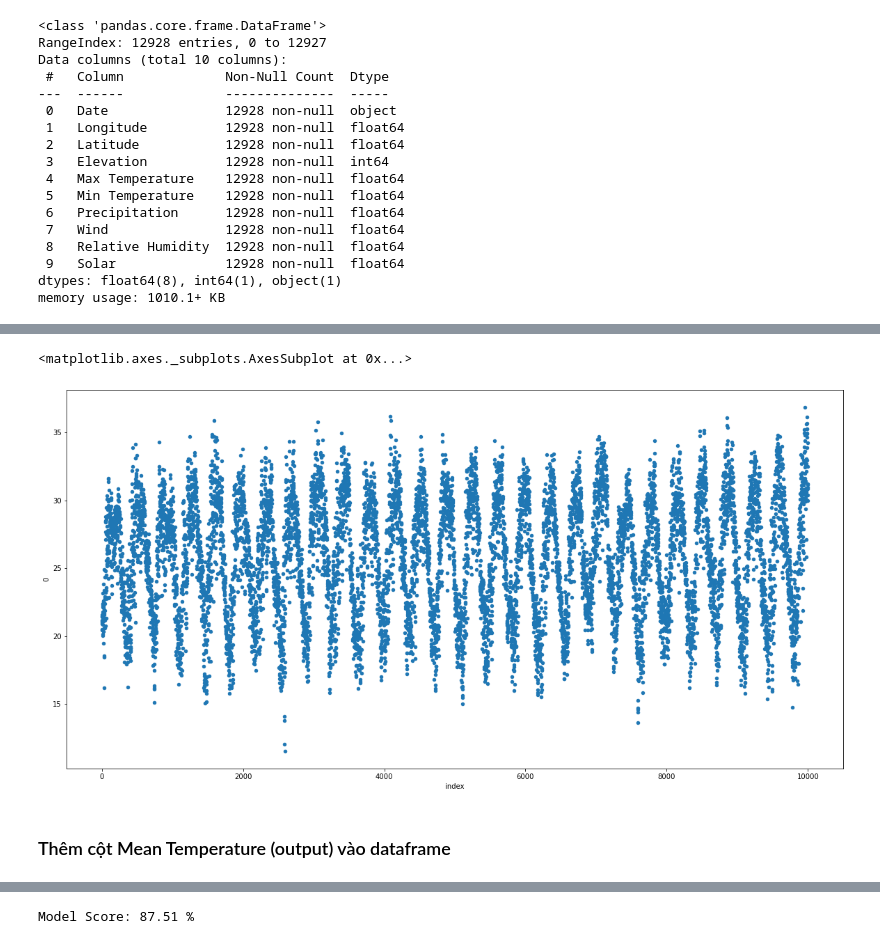
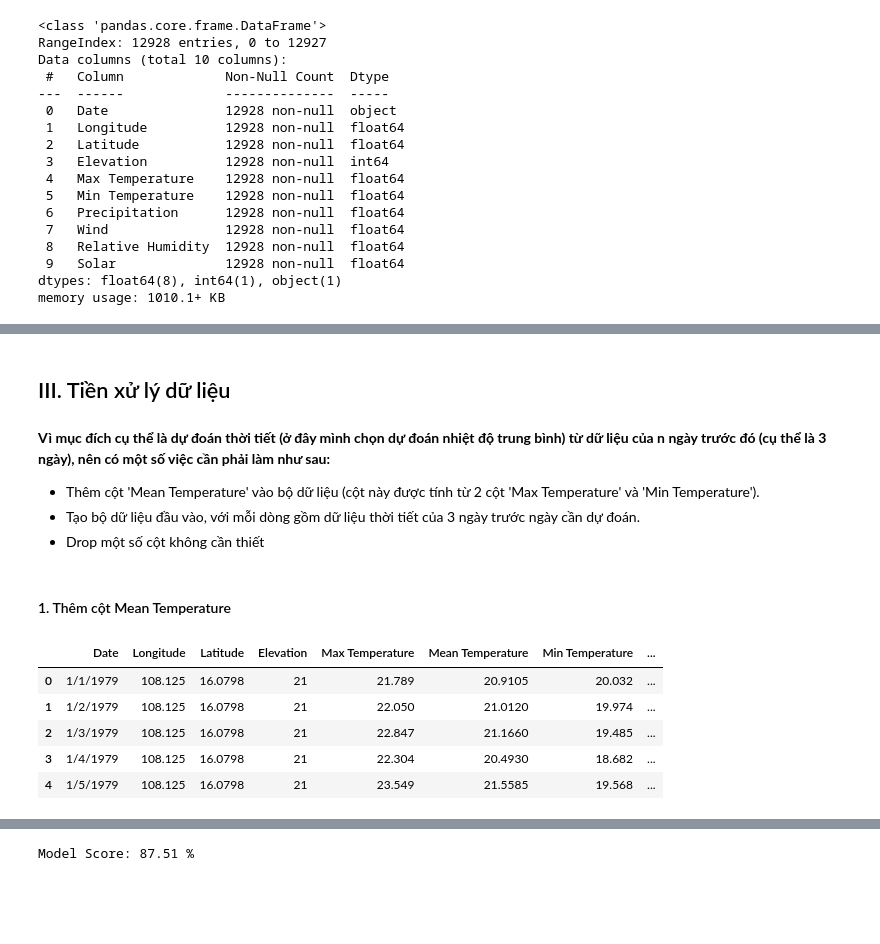
Before and after one commit to vietsub00/NMKHDL_DACK, a Jupyter notebook: Weather_predict.ipynb, the cells around one changed output, grey strips where cells are left out. Drawn from its saved outputs; the diff is of its cells as text; code cells hidden in the pictures; blank space fills up the shorter version.

```diff
--- a/Weather_predict.ipynb
+++ b/Weather_predict.ipynb
@@ -73,8 +98,20 @@ for col in [ 'Max Temperature', 'Min Temperature', 'Precipitation', 'Wind', 'Rel
+# %% [markdown]
+## III. Tiền xử lý dữ liệu
+# %% [markdown]
+**Vì mục đích cụ thể là dự đoán thời tiết (ở đây mình chọn dự đoán nhiệt độ trung bình) từ dữ liệu của n ngày trước đó (cụ thể là 3 ngày), nên có một số việc cần phải làm như sau:**
+* Thêm cột 'Mean Temperature' vào bộ dữ liệu (cột này được tính từ 2 cột 'Max Temperature' và 'Min Temperature').
+* Tạo bộ dữ liệu đầu vào, với mỗi dòng gồm dữ liệu thời tiết của 3 ngày trước ngày cần dự đoán.
+* Drop một số cột không cần thiết
+# %% [markdown]
+#### 1. Thêm cột Mean Temperature
 # %%
 mean_temp = (df['Max Temperature'] + df['Min Temperature'])/2
-mean_temp.head(10000).reset_index().plot(x='index', y=0, kind = 'scatter', figsize=[20,10])
+df.insert(loc=5, column='Mean Temperature', value=mean_temp)
+df.head(5)
 # %% [output]
-<matplotlib.axes._subplots.AxesSubplot at 0x...>
-[figure, removed]
+|  | Date | Longitude | Latitude | Elevation | Max Temperature | Mean Temperature | Min Temperature | ... |
+| 0 | 1/1/1979 | 108.125 | 16.0798 | 21 | 21.789 | 20.9105 | 20.032 | ... |
+| 1 | 1/2/1979 | 108.125 | 16.0798 | 21 | 22.050 | 21.0120 | 19.974 | ... |
+| 2 | 1/3/1979 | 108.125 | 16.0798 | 21 | 22.847 | 21.1660 | 19.485 | ... |
+| 3 | 1/4/1979 | 108.125 | 16.0798 | 21 | 22.304 | 20.4930 | 18.682 | ... |
+| 4 | 1/5/1979 | 108.125 | 16.0798 | 21 | 23.549 | 21.5585 | 19.568 | ... |
-# %% [markdown]
-### Thêm cột Mean Temperature (output) vào dataframe
```
Also changed, not shown: parts of 27 cells of this notebook.
